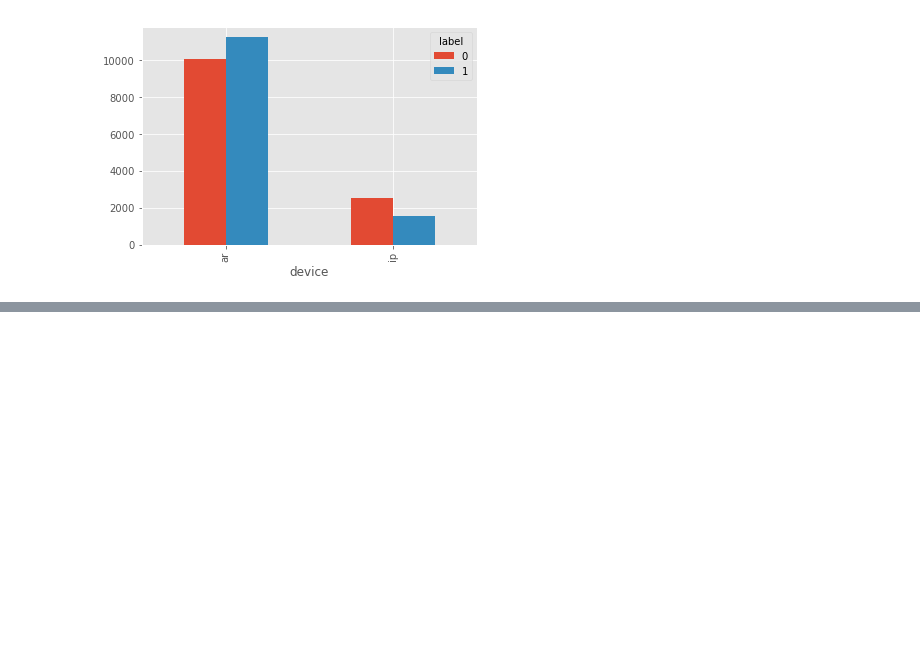
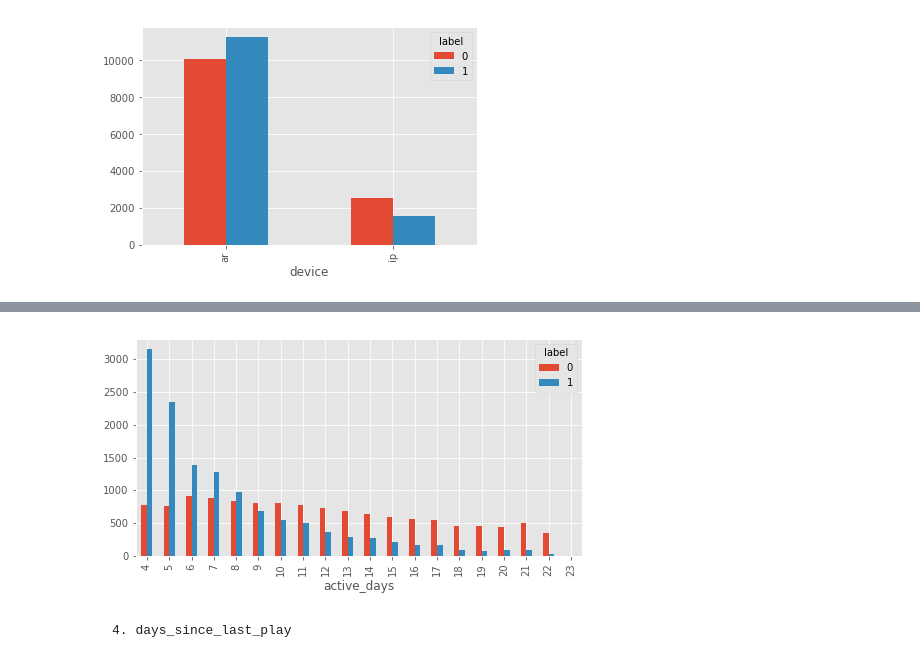
Before and after one commit to YXChen512/Churn_Analysis_music_player_app, a Jupyter notebook: 3. Exploratory Data Analysis.ipynb, the cells around one changed output, grey strips where cells are left out. Saved outputs shown, nothing was run; the diff lists cells and outputs as text; code cells hidden in the pictures; blank space fills up the shorter version.

```diff
--- a/3. Exploratory Data Analysis.ipynb
+++ b/3. Exploratory Data Analysis.ipynb
@@ -267,0 +357,3 @@ df.shape
+# %%
+df_active_days = df_features.groupby(['active_days','label']).size().unstack().fillna(0)
+df_active_days
@@ -267,0 +379,9 @@ df.shape
+# %%
+ax = df_active_days.plot.bar()
+plt.xlim(2.5,22.5)
+plt.rcParams["figure.figsize"] = (8,4)
+plt.show()
+# %% [output]
+[figure, added]
+# %% [markdown]
+    4. days_since_last_play
```
Also changed, not shown: parts of 49 cells of this notebook, 2 other files.
